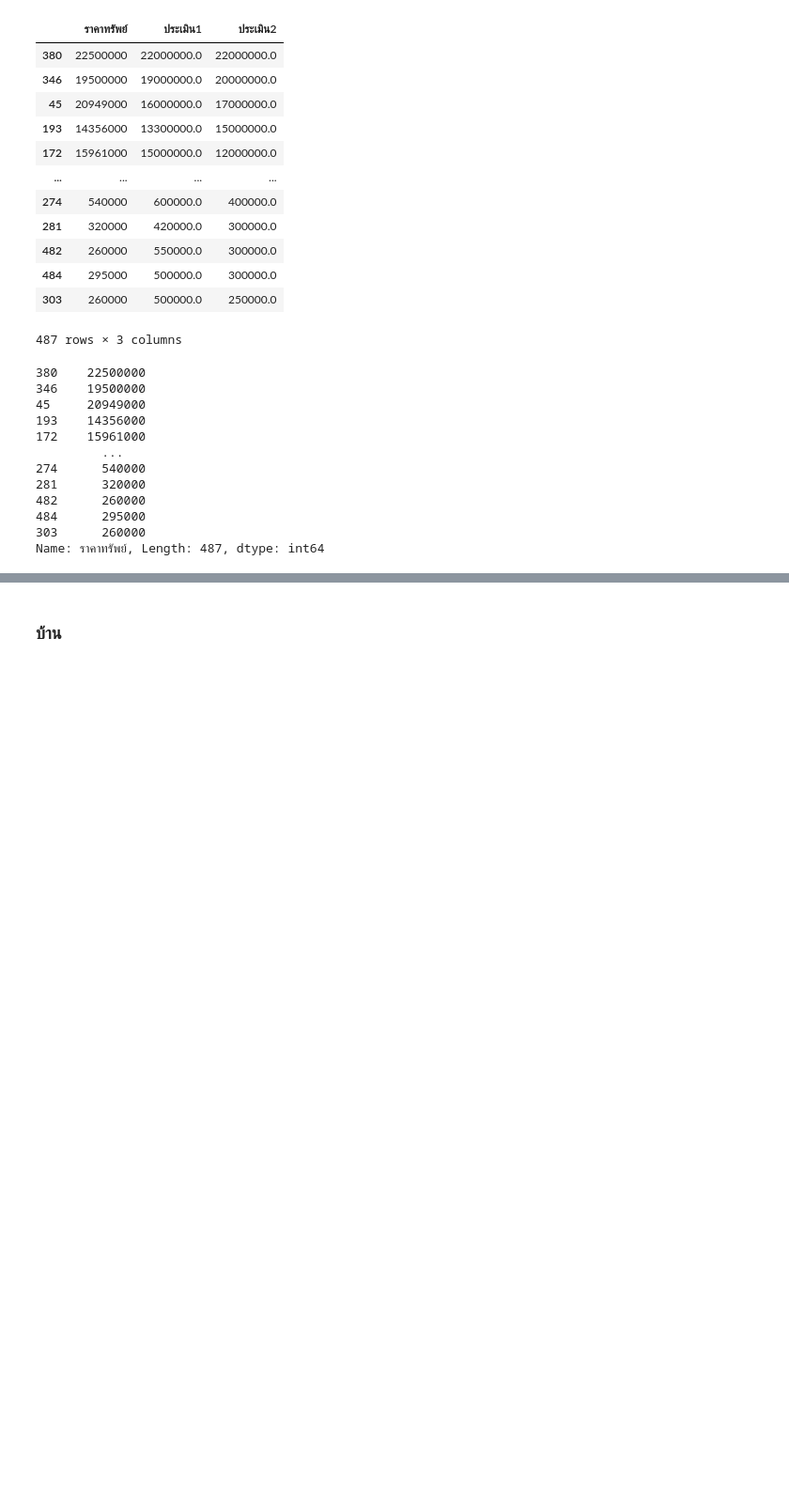
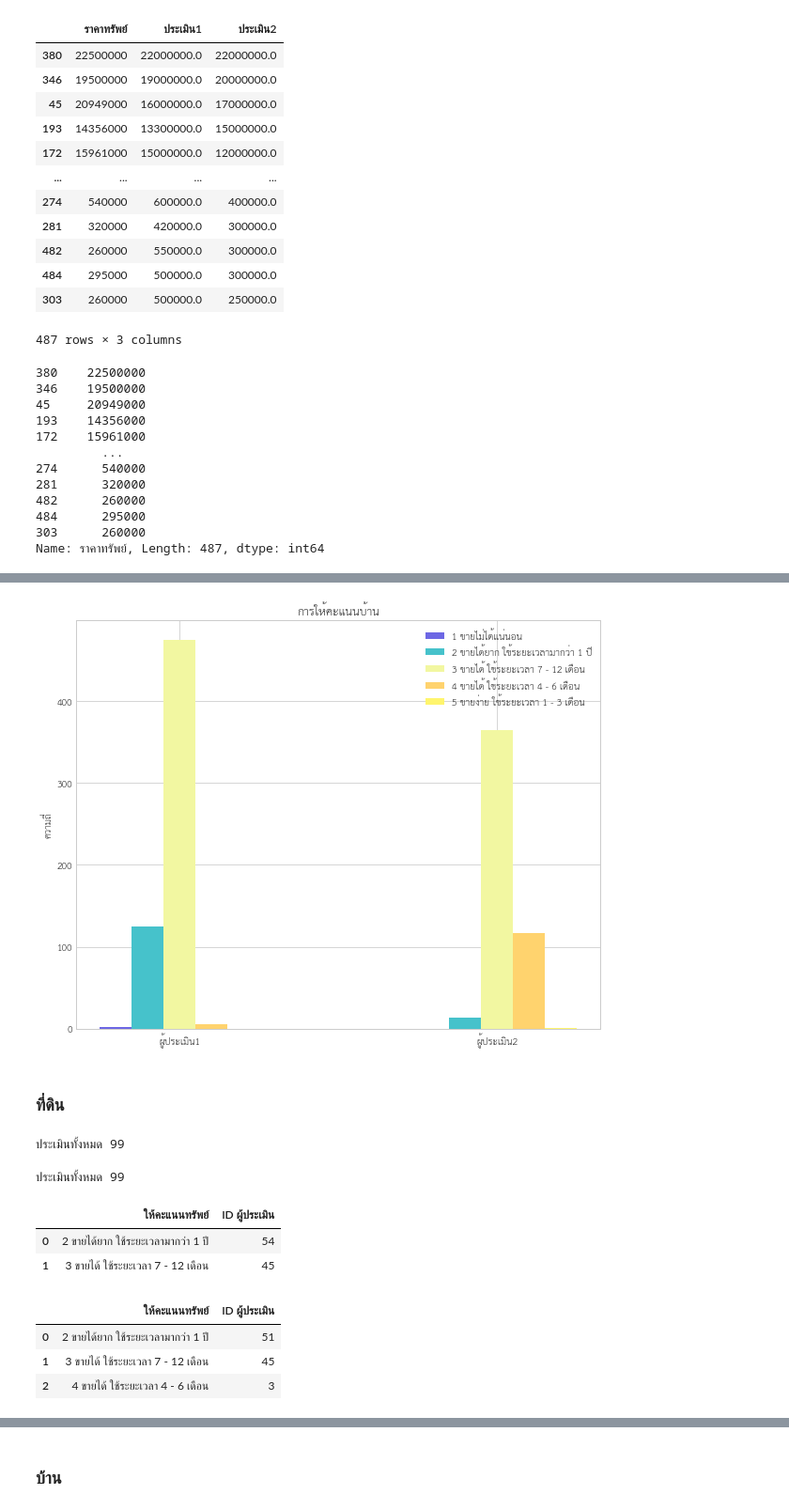
Before and after one commit to sucheerarighthere/bsc_dpdm22, a Jupyter notebook: [dataprep]Homework3.ipynb, the cells around one changed output, grey strips where cells are left out. Shown at 94% size. Saved outputs shown, nothing was run; the diff lists cells and outputs as text; code cells hidden in the pictures; blank space fills up the shorter version.

```diff
--- a/[dataprep]Homework3.ipynb
+++ b/[dataprep]Homework3.ipynb
@@ -531,0 +568,6 @@ matplotlib.rcParams['figure.figsize']=[20,9]
+# %%
+score_id2.rename(columns={'ID ผู้ประเมิน': 'ผู้ประเมิน2'}, inplace=True)
+# %%
+score_h = score_id1.merge(score_id2, how='outer', left_on='ให้คะแนนทรัพย์', right_on='ให้คะแนนทรัพย์')
+score_h[['ผู้ประเมิน1','ผู้ประเมิน2']]=score_h[['ผู้ประเมิน1','ผู้ประเมิน2']].fillna(0)
+score_h
@@ -531,0 +581,3 @@ matplotlib.rcParams['figure.figsize']=[20,9]
+# %%
+score_ht = pd.DataFrame(score_h).T
+score_ht
@@ -531,0 +592,34 @@ matplotlib.rcParams['figure.figsize']=[20,9]
+# %%
+width = 0.2
+plt.bar([2-width*2, 4-width*2],[score_ht[0][1],score_ht[0][2]],width,color='#6D67E4', label = '1 ขายไม่ได้แน่นอน')
+plt.bar([2-width, 4-width],[score_ht[1][1],score_ht[1][2]],width,color='#46C2CB', label = '2 ขายได้ยาก ใช้ระยะเวลามากว่า 1 ปี')
+plt.bar([2,4],[score_ht[2][1],score_ht[2][2]],width,color='#F2F7A1', label = '3 ขายได้ ใช้ระยะเวลา 7 - 12 เดือน')
+plt.bar([2+width, 4+width],[score_ht[3][1],score_ht[3][2]],width,color='#FFD36E', label = '4 ขายได้ ใช้ระยะเวลา 4 - 6 เดือน')
+plt.bar([2+width*2, 4+width*2],[score_ht[4][1],score_ht[4][2]],width,color='#FFF56D', label = '5 ขายง่าย ใช้ระยะเวลา 1 - 3 เดือน')
+plt.ylabel('ความถี่')
+plt.title('การให้คะแนนบ้าน')
+plt.xticks([2,4], ['ผู้ประเมิน1','ผู้ประเมิน2'])
+plt.legend();
+# %% [output]
+[figure, added]
+# %% [markdown]
+### ที่ดิน
+# %%
+idl1 = land[land['ID ผู้ประเมิน']==1]
+idl1 = idl1.dropna(subset=['ราคาทรัพย์','ประเมินราคาซื้อ-ขาย'])
+print(f'ประเมินทั้งหมด {len(idl1)}')
+# %% [output]
+ประเมินทั้งหมด 99
+# %%
+idl2 = land[land['ID ผู้ประเมิน']==2]
+idl2 = idl2.dropna(subset=['ราคาทรัพย์','ประเมินราคาซื้อ-ขาย'])
+print(f'ประเมินทั้งหมด {len(idl2)}')
+# %% [output]
+ประเมินทั้งหมด 99
+# %%
+score_idl1 = idl1.groupby(['ให้คะแนนทรัพย์'])['ID ผู้ประเมิน'].count().reset_index()
+score_idl1
+# %% [output]
+|  | ให้คะแนนทรัพย์ | ID ผู้ประเมิน |
+| 0 | 2 ขายได้ยาก ใช้ระยะเวลามากว่า 1 ปี | 54 |
+| 1 | 3 ขายได้ ใช้ระยะเวลา 7 - 12 เดือน | 45 |
@@ -531,0 +628,8 @@ matplotlib.rcParams['figure.figsize']=[20,9]
+# %%
+score_idl2 = idl2.groupby(['ให้คะแนนทรัพย์'])['ID ผู้ประเมิน'].count().reset_index()
+score_idl2
+# %% [output]
+|  | ให้คะแนนทรัพย์ | ID ผู้ประเมิน |
+| 0 | 2 ขายได้ยาก ใช้ระยะเวลามากว่า 1 ปี | 51 |
+| 1 | 3 ขายได้ ใช้ระยะเวลา 7 - 12 เดือน | 45 |
+| 2 | 4 ขายได้ ใช้ระยะเวลา 4 - 6 เดือน | 3 |
```
Also changed, not shown: parts of 45 cells of this notebook.
